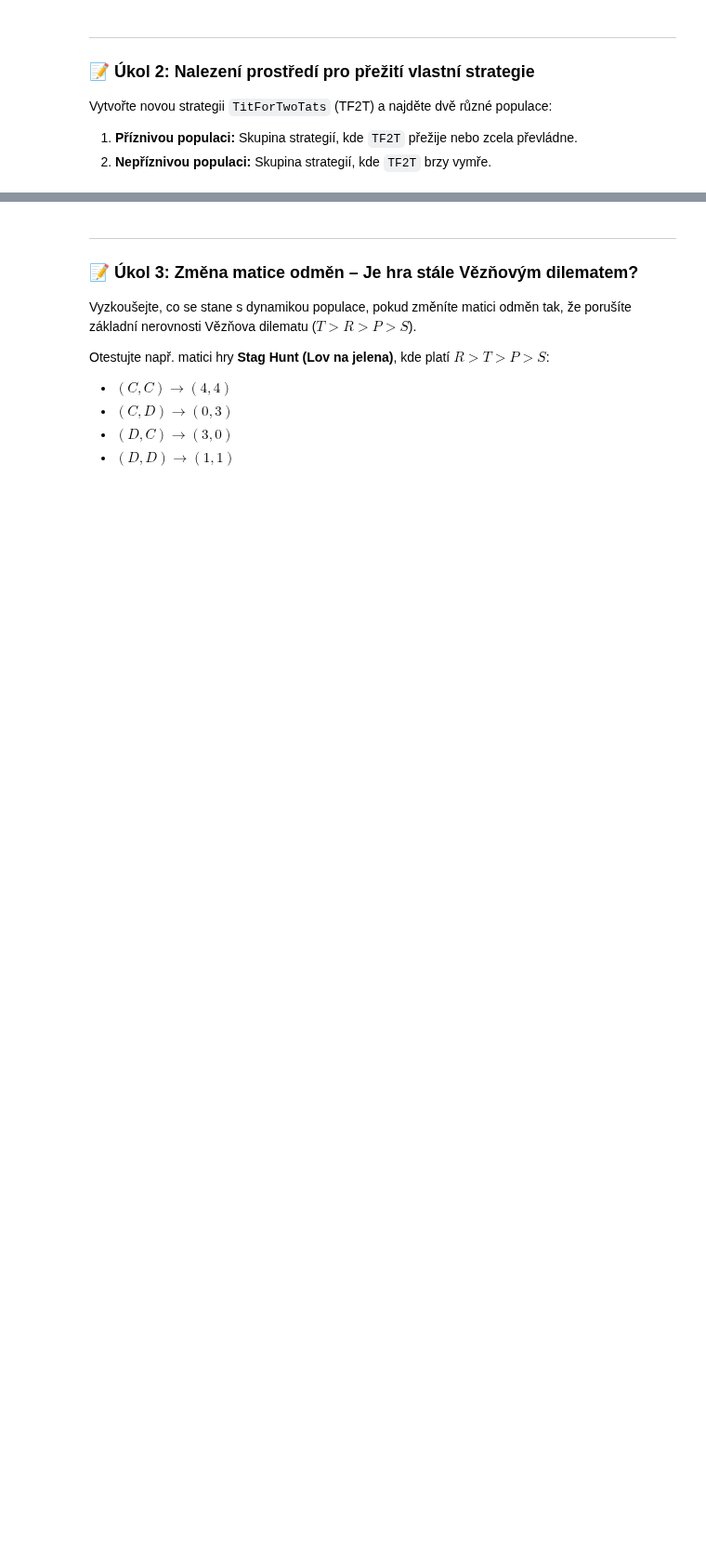
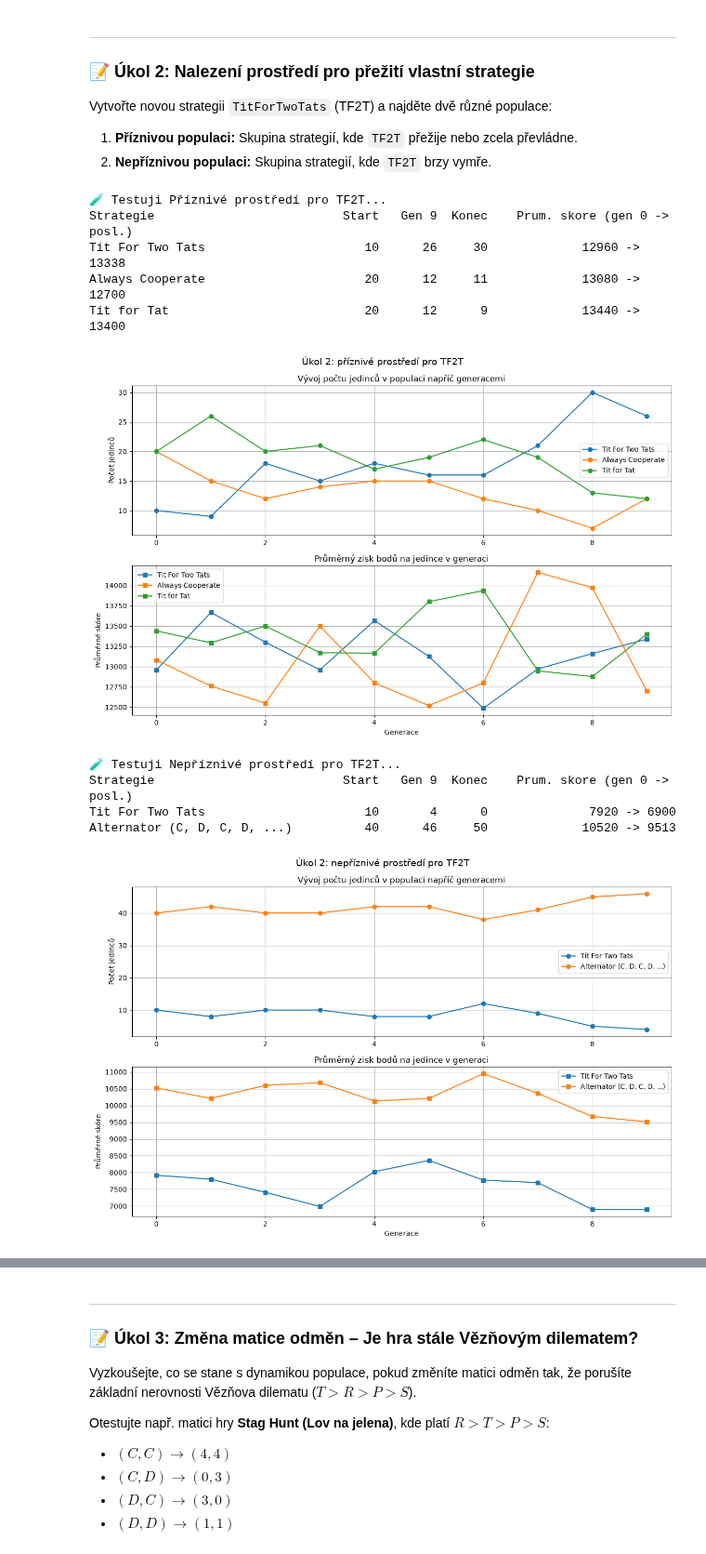
Before and after one commit to Jakub78509/ENC-AI, a Jupyter notebook: 2026 ENC AI CZ Reading Week Lab Workbook.ipynb, the cells around one changed output, grey strips where cells are left out. Shown at 93% size. Cells and saved outputs as stored; diff of their text form; code cells hidden in the pictures; blank space fills up the shorter version.

```diff
--- a/2026 ENC AI CZ Reading Week Lab Workbook.ipynb
+++ b/2026 ENC AI CZ Reading Week Lab Workbook.ipynb
@@ -372,31 +439,69 @@ Vytvořte novou strategii `TitForTwoTats` (TF2T) a najděte dvě různé populac
 # %%
 # [BUŇKA 5] ÚKOL 2 – Návrh TF2T a vyhledání stabilního vs. destruktivního prostředí
 
 tf2t_code = """
 class TitForTwoTats:
     @staticmethod
     def author_name(): return "Student"
     @staticmethod
     def strategy_name(): return "Tit For Two Tats"
     def __init__(self): self.reset()
     def reset(self): self.defects = 0
     def last_move(self, my, other):
         if other == 'D': self.defects += 1
         else: self.defects = 0
     def play(self):
         return 'D' if self.defects >= 2 else 'C'
 def create_strategy(): return TitForTwoTats()
 """
 with open('strategies/titfortwotats.py', 'w') as f:
     f.write(tf2t_code.strip())
 
-# TODO: Definujte příznivou a nepříznivou konfigurační populaci v json souborech
+# Příznivá populace: samí spolupracovníci, TF2T nikdo nezradí dvakrát po sobě
 config_favorable = {
     'strategies.titfortwotats': 10,
     'strategies.always_cooperate': 20,
     'strategies.titfortat': 20
 }
 with open('config_fav.json', 'w') as f: json.dump(config_favorable, f)
 
 print("🧪 Testuji Příznivé prostředí pro TF2T...")
-run_simulation('config_fav.json', max_gen=10)
+run_simulation('config_fav.json', max_gen=10, seed=42, title='Úkol 2: příznivé prostředí pro TF2T')
+
+# Nepříznivá populace: Alternator střídá C a D, takže TF2T nikdy neuvidí dvě zrady po sobě
+# a nechá se vykořisťovat donekonečna (TF2T získá ~1.5 bodu za kolo, Alternator ~4)
+alternator_code = """
+class Alternator:
+    @staticmethod
+    def author_name(): return "Student"
+    @staticmethod
+    def strategy_name(): return "Alternator (C, D, C, D, ...)"
+    def __init__(self): self.reset()
+    def reset(self): self.next = 'C'
+    def last_move(self, my, other): self.next = 'D' if my == 'C' else 'C'
+    def play(self): return self.next
+def create_strategy(): return Alternator()
+"""
+with open('strategies/alternator.py', 'w') as f:
+    f.write(alternator_code.strip())
+
+config_unfavorable = {
+    'strategies.titfortwotats': 10,
+    'strategies.alternator': 40
+}
+with open('config_unfav.json', 'w') as f: json.dump(config_unfavorable, f)
+
+print("🧪 Testuji Nepříznivé prostředí pro TF2T...")
+run_simulation('config_unfav.json', max_gen=10, seed=42, title='Úkol 2: nepříznivé prostředí pro TF2T')
+# %% [output]
+🧪 Testuji Příznivé prostředí pro TF2T...
+Strategie                          Start   Gen 9  Konec    Prum. skore (gen 0 -> posl.)
+Tit For Two Tats                      10      26     30             12960 -> 13338
+Always Cooperate                      20      12     11             13080 -> 12700
+Tit for Tat                           20      12      9             13440 -> 13400
+[figure, added]
+🧪 Testuji Nepříznivé prostředí pro TF2T...
+Strategie                          Start   Gen 9  Konec    Prum. skore (gen 0 -> posl.)
+Tit For Two Tats                      10       4      0              7920 -> 6900
+Alternator (C, D, C, D, ...)          40      46     50             10520 -> 9513
+[figure, added]
```
Also changed, not shown: parts of 12 cells of this notebook, 19 other files.
